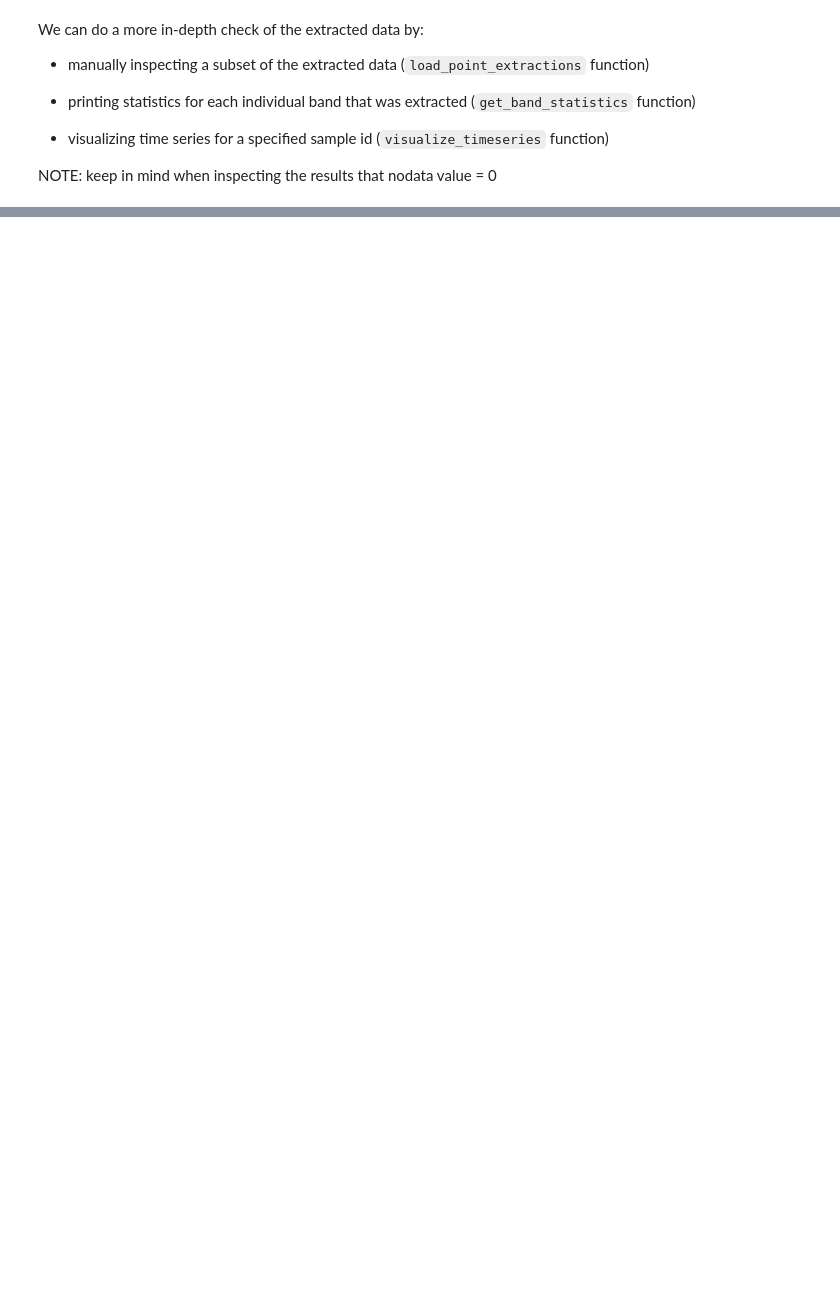
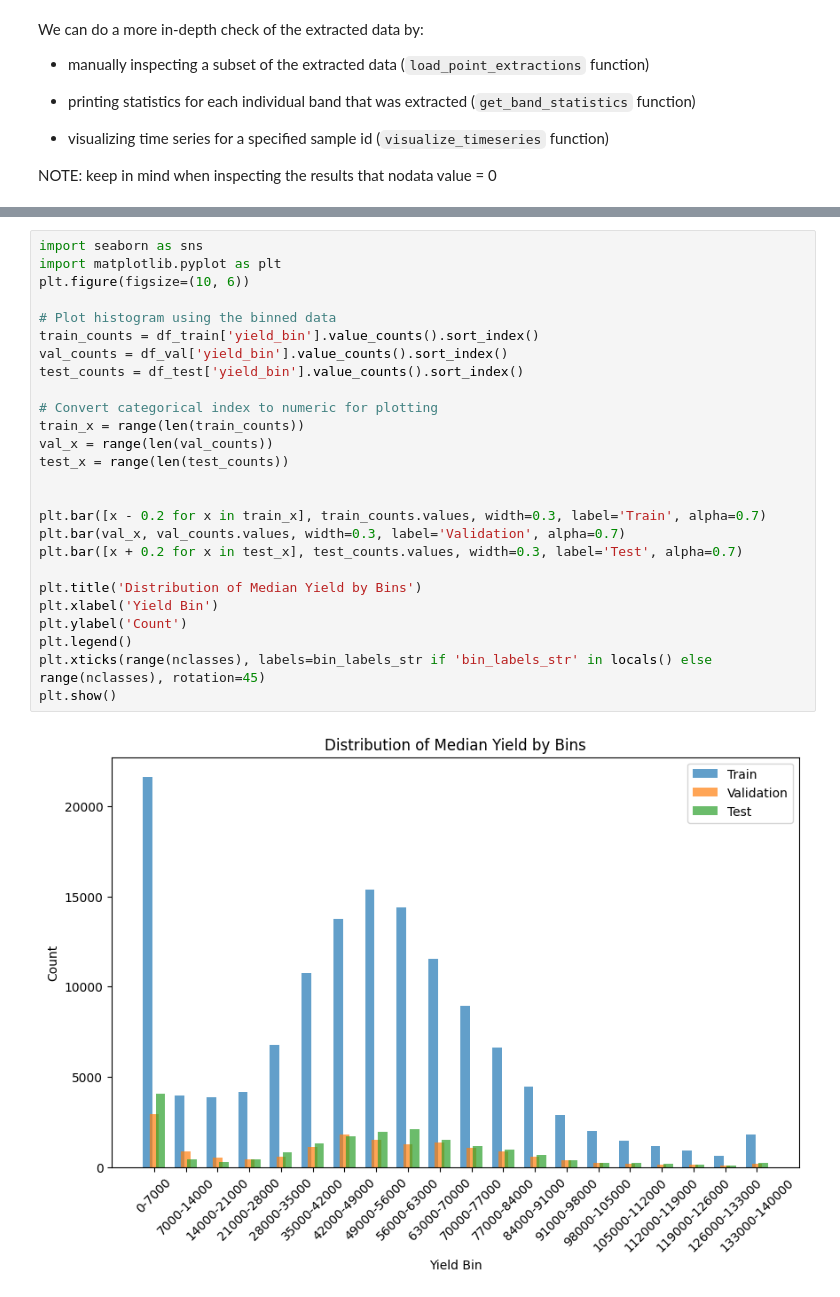
Before and after one commit to ScaleAGData/scaleag-vito, a Jupyter notebook: notebooks/data_investigation.ipynb, the cells around one changed output, grey strips where cells are left out. Drawn from its saved outputs; the diff is of its cells as text; blank space fills up the shorter version.

```diff
--- a/notebooks/data_investigation.ipynb
+++ b/notebooks/data_investigation.ipynb
@@ -141,0 +357,28 @@ visualize_timeseries(gdf, sample_id="3089TIN")
+# %%
+import seaborn as sns
+import matplotlib.pyplot as plt
+plt.figure(figsize=(10, 6))
+
+# Plot histogram using the binned data
+train_counts = df_train['yield_bin'].value_counts().sort_index()
+val_counts = df_val['yield_bin'].value_counts().sort_index()
+test_counts = df_test['yield_bin'].value_counts().sort_index()
+
+# Convert categorical index to numeric for plotting
+train_x = range(len(train_counts))
+val_x = range(len(val_counts))
+test_x = range(len(test_counts))
+
+
+plt.bar([x - 0.2 for x in train_x], train_counts.values, width=0.3, label='Train', alpha=0.7)
+plt.bar(val_x, val_counts.values, width=0.3, label='Validation', alpha=0.7)
+plt.bar([x + 0.2 for x in test_x], test_counts.values, width=0.3, label='Test', alpha=0.7)
+
+plt.title('Distribution of Median Yield by Bins')
+plt.xlabel('Yield Bin')
+plt.ylabel('Count')
+plt.legend()
+plt.xticks(range(nclasses), labels=bin_labels_str if 'bin_labels_str' in locals() else range(nclasses), rotation=45)
+plt.show()
+# %% [output]
+[figure, added]
```
Also changed, not shown: parts of 18 cells of this notebook.
